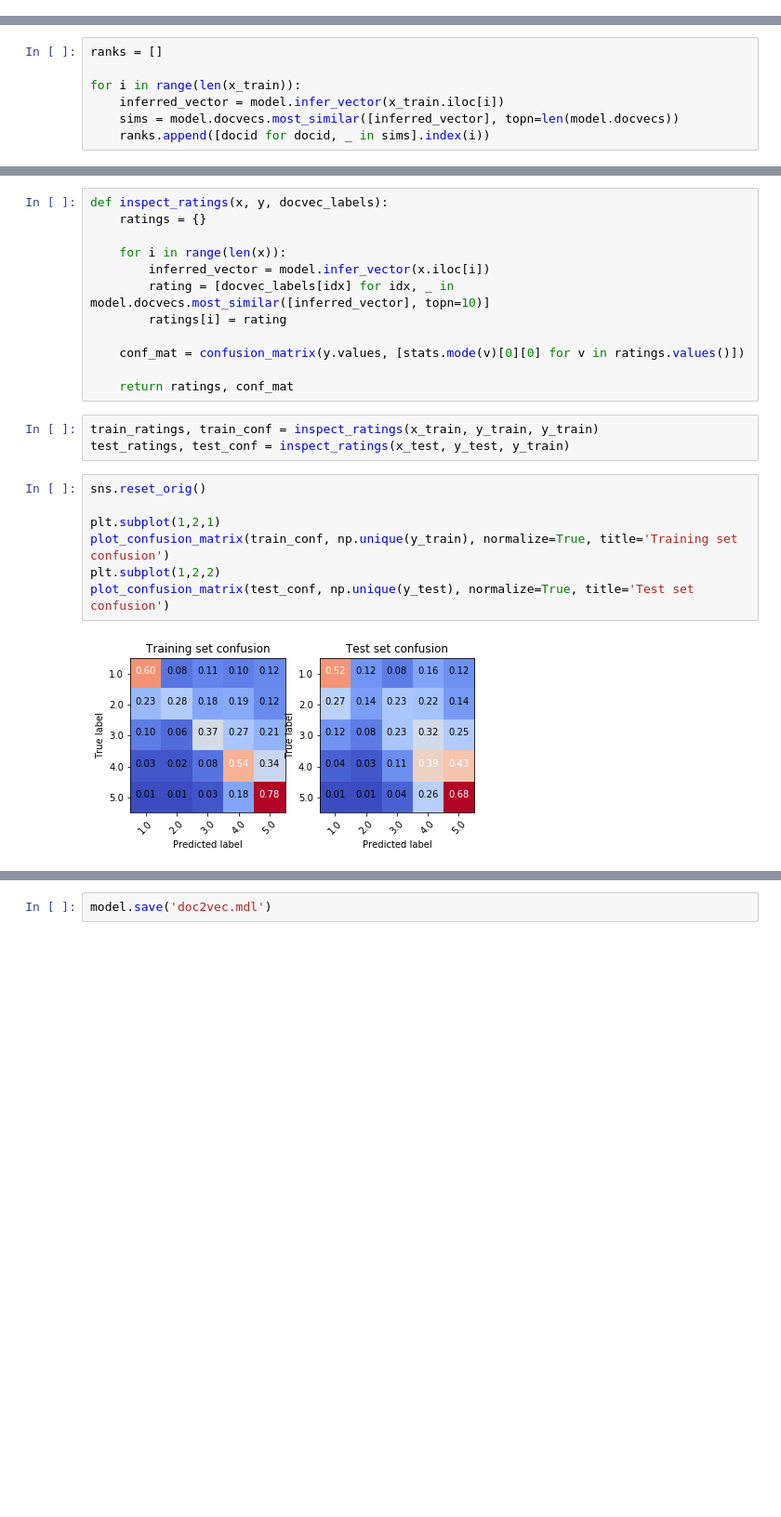
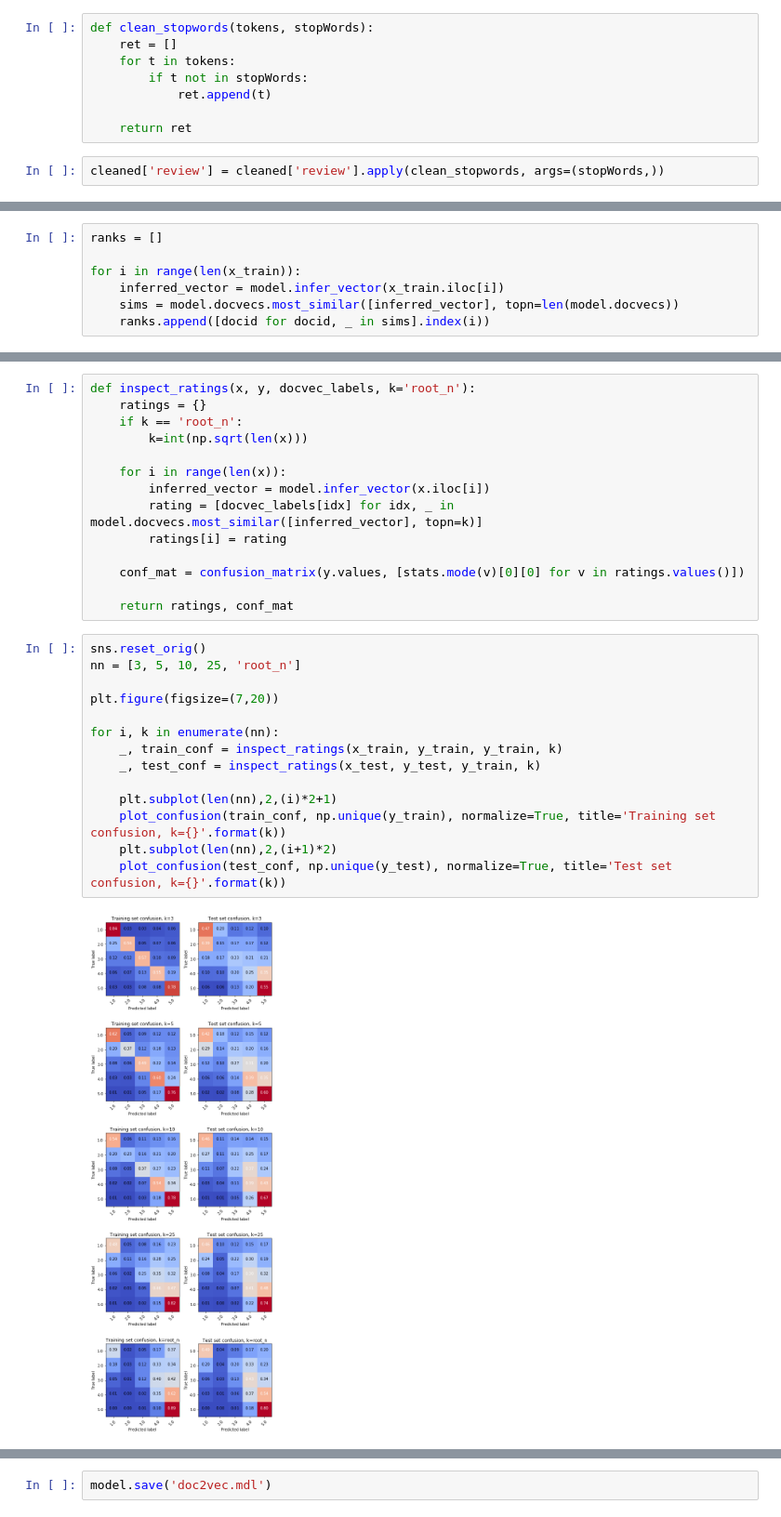
Before and after one commit to rtjfarrimond/hotel-review-embedding, a Jupyter notebook: Train and evaluate model.ipynb, the cells around one changed output, grey strips where cells are left out. Shown: that part at 93% size. Drawn from its saved outputs; the diff is of its cells as text; blank space fills up the shorter version.

Commit message:
More visualisations and remove stopwords
- More visualisations in notebook
- Conclusions in notebook
- Remove stopwords in notebook and pipeline
- Add 0.0 label in notebook and pipeline

```diff
--- a/Train and evaluate model.ipynb
+++ b/Train and evaluate model.ipynb
@@ -250,3 +222,13 @@ cleaned.head()
+# %%
+def clean_stopwords(tokens, stopWords):
+    ret = []
+    for t in tokens:
+        if t not in stopWords:
+            ret.append(t)
+
+    return ret
+# %%
+cleaned['review'] = cleaned['review'].apply(clean_stopwords, args=(stopWords,))
 # %% [markdown]
 ## Train model
 First, we will split the cleaned data into train and test sets, and use these to fit and evaluate a doc2vec model.
@@ -316,24 +270,30 @@ def plot_confusion_matrix(cm, classes,
 # %%
-def inspect_ratings(x, y, docvec_labels):
+def inspect_ratings(x, y, docvec_labels, k='root_n'):
     ratings = {}
+    if k == 'root_n':
+        k=int(np.sqrt(len(x)))
 
     for i in range(len(x)):
         inferred_vector = model.infer_vector(x.iloc[i])
-        rating = [docvec_labels[idx] for idx, _ in model.docvecs.most_similar([inferred_vector], topn=10)]
+        rating = [docvec_labels[idx] for idx, _ in model.docvecs.most_similar([inferred_vector], topn=k)]
         ratings[i] = rating
 
     conf_mat = confusion_matrix(y.values, [stats.mode(v)[0][0] for v in ratings.values()])
 
     return ratings, conf_mat
-# %%
-train_ratings, train_conf = inspect_ratings(x_train, y_train, y_train)
-test_ratings, test_conf = inspect_ratings(x_test, y_test, y_train)
 # %%
 sns.reset_orig()
+nn = [3, 5, 10, 25, 'root_n']
 
-plt.subplot(1,2,1)
-plot_confusion_matrix(train_conf, np.unique(y_train), normalize=True, title='Training set confusion')
-plt.subplot(1,2,2)
-plot_confusion_matrix(test_conf, np.unique(y_test), normalize=True, title='Test set confusion')
+plt.figure(figsize=(7,20))
+
+for i, k in enumerate(nn):
+    _, train_conf = inspect_ratings(x_train, y_train, y_train, k)
+    _, test_conf = inspect_ratings(x_test, y_test, y_train, k)
+
+    plt.subplot(len(nn),2,(i)*2+1)
+    plot_confusion(train_conf, np.unique(y_train), normalize=True, title='Training set confusion, k={}'.format(k))
+    plt.subplot(len(nn),2,(i+1)*2)
+    plot_confusion(test_conf, np.unique(y_test), normalize=True, title='Test set confusion, k={}'.format(k))
 # %% [output]
-[figure, old version]
+[figure, new version]
```
Also changed, not shown: parts of 19 cells of this notebook, 6 other files.
